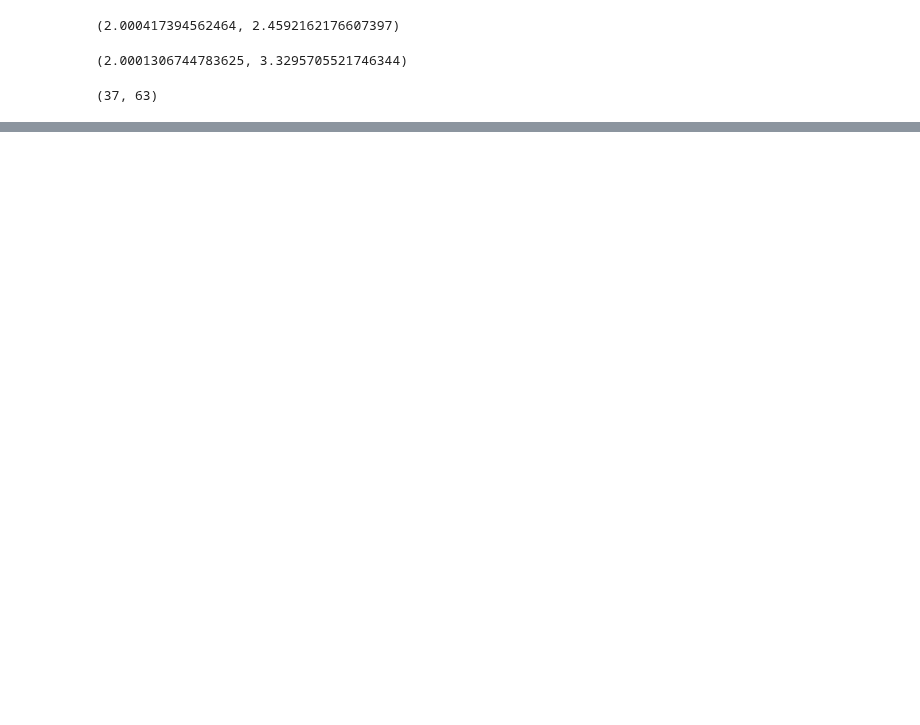
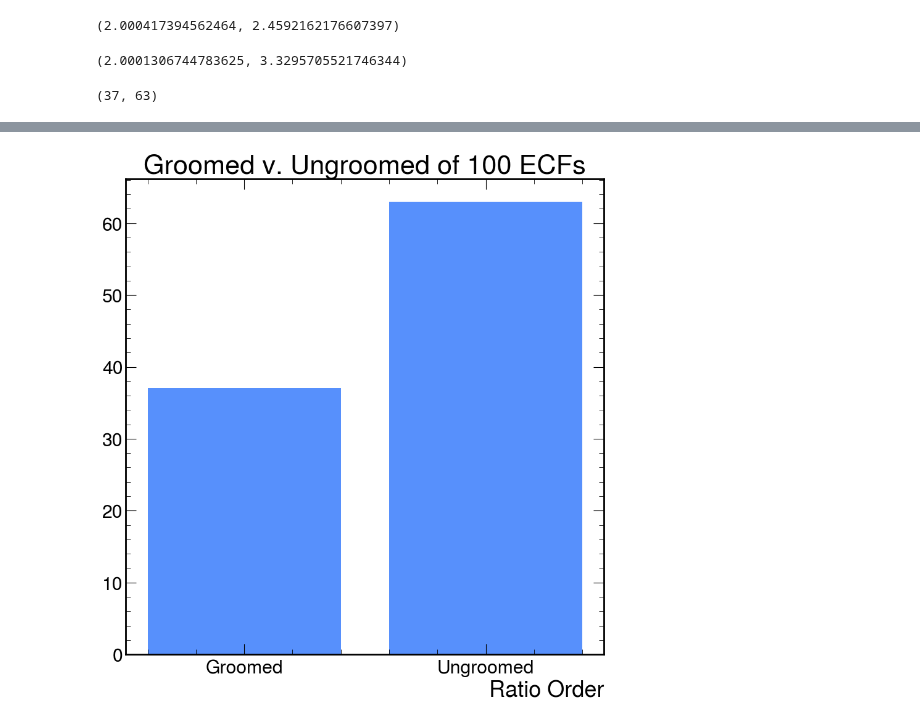
Before and after one commit to cmoore24-24/hgg, a Jupyter notebook: ecfs/ecf_resources/ecf_manipulations/grm_ungrm/ks_testing/ratios_ks/compare_ks_train_to_all.ipynb, the cells around one changed output, grey strips where cells are left out. Cells and saved outputs as stored; diff of their text form; code cells hidden in the pictures; blank space fills up the shorter version.

```diff
--- a/ecfs/ecf_resources/ecf_manipulations/grm_ungrm/ks_testing/ratios_ks/compare_ks_train_to_all.ipynb
+++ b/ecfs/ecf_resources/ecf_manipulations/grm_ungrm/ks_testing/ratios_ks/compare_ks_train_to_all.ipynb
@@ -137,3 +155,10 @@ plt.show()
+# %%
+plt.bar(x=['Groomed', 'Ungroomed'], height=np.array(list(counts_grm.values()))[:,0])
+plt.title('Groomed v. Ungroomed of 100 ECFs')
+plt.xlabel('Ratio Order')
+plt.show()
+# %% [output]
+[figure, added]
 # %%
 test_counts = {
     "5,5": [0, 0.0],
```
Also changed, not shown: parts of 11 cells of this notebook, 14 other files.
